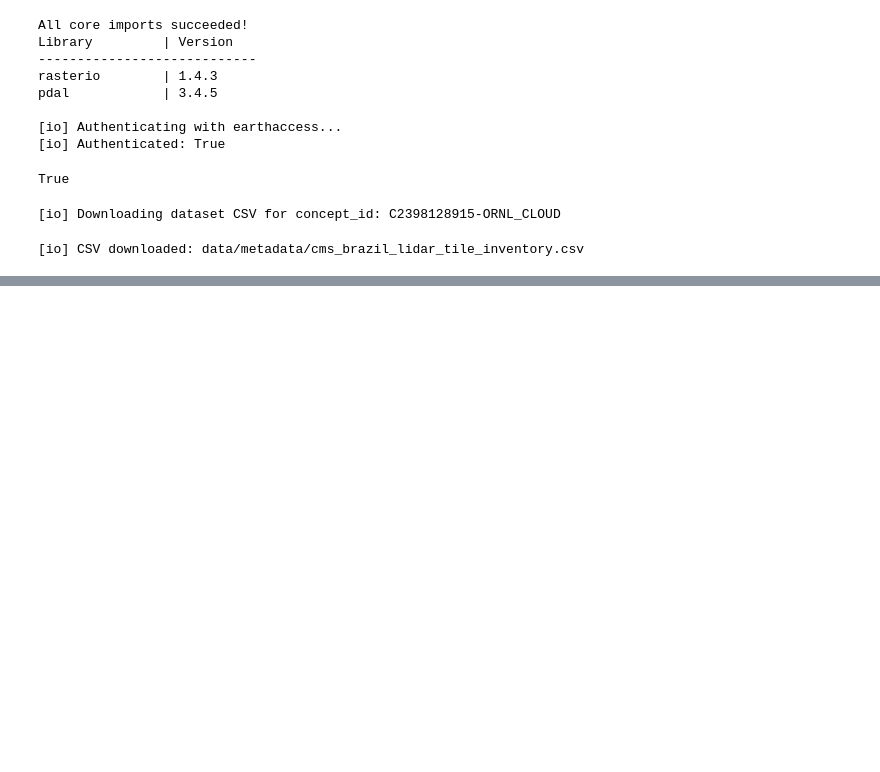
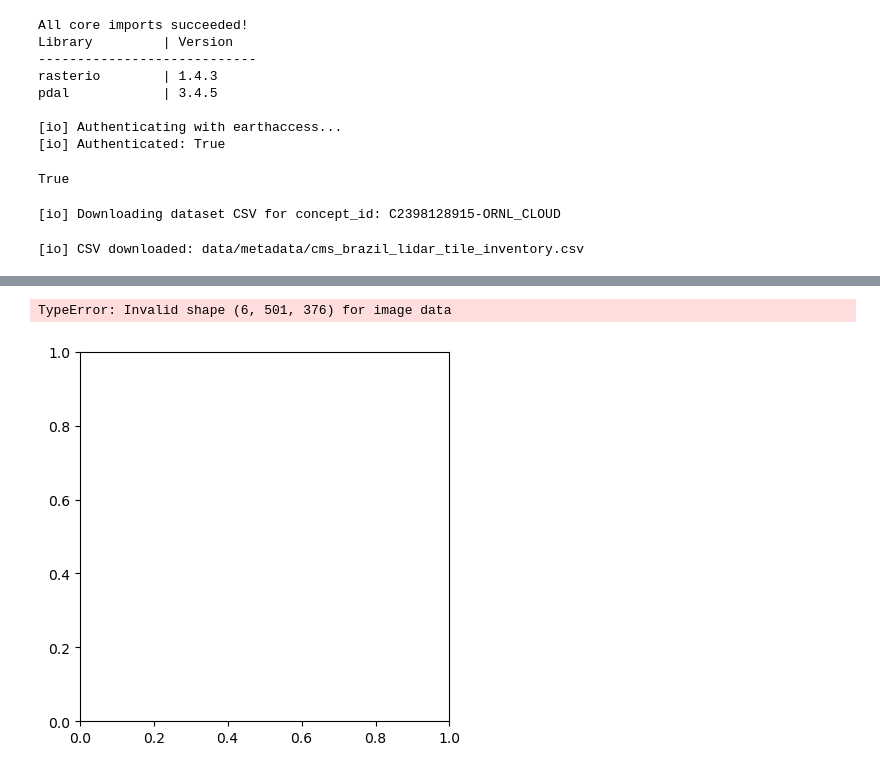
Before and after one commit to seamusbarnes/openai_to_z, a Jupyter notebook: main/main.ipynb, the cells around one changed output, grey strips where cells are left out. Saved outputs shown, nothing was run; the diff lists cells and outputs as text; code cells hidden in the pictures; blank space fills up the shorter version.

```diff
--- a/main/main.ipynb
+++ b/main/main.ipynb
@@ -120,0 +266,12 @@ plt.show()  # Required to actually display the image in a .py script
+# %%
+dict_dem = rvt.default.get_raster_arr(dem_path)
+dem_arr = dict_dem["array"]  # numpy array of DEM
+dem_resolution = dict_dem["resolution"]
+dem_res_x = dem_resolution[0]  # resolution in X direction
+dem_res_y = dem_resolution[1]  # resolution in Y direction
+dem_no_data = dict_dem["no_data"]
+
+plt.imshow(dem_arr, cmap='gray')  # show DEM
+# %% [output]
+TypeError: Invalid shape (6, 501, 376) for image data
+[figure, added]
```
Also changed, not shown: parts of 13 cells of this notebook, 16 other files.
